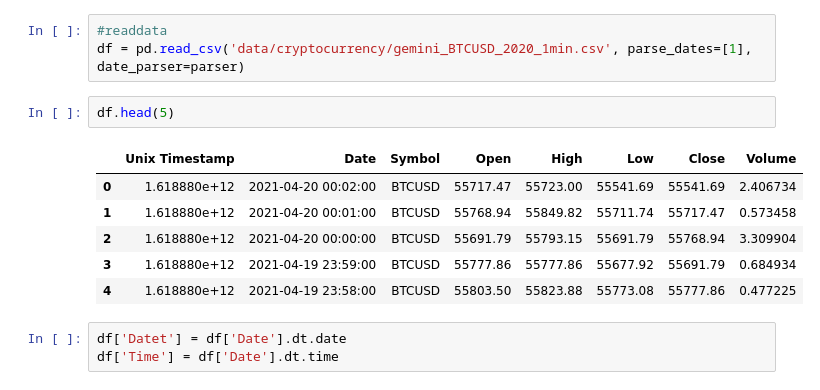
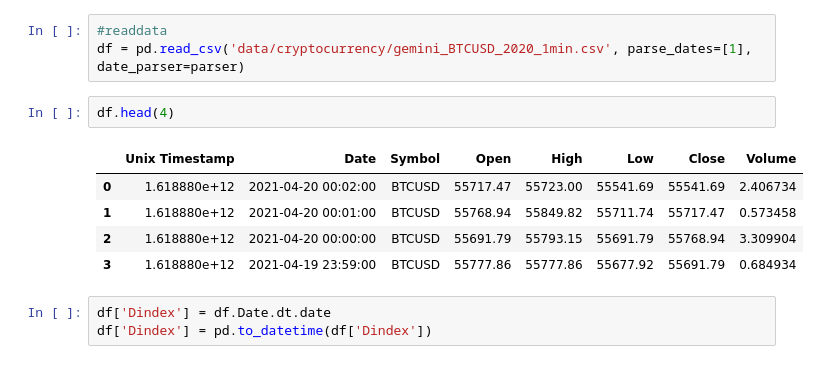
Before and after one commit to shlok-py/Timeseries-Analysis, a Jupyter notebook: ARMA.ipynb, the cells around one changed output. Saved outputs shown, nothing was run; the diff lists cells and outputs as text.

```diff
--- a/ARMA.ipynb
+++ b/ARMA.ipynb
@@ -16,14 +18,13 @@ def parser(s):
 #readdata
 df = pd.read_csv('data/cryptocurrency/gemini_BTCUSD_2020_1min.csv', parse_dates=[1], date_parser=parser)
 # %%
-df.head(5)
+df.head(4)
 # %% [output]
 |  | Unix Timestamp | Date | Symbol | Open | High | Low | Close | Volume |
 | 0 | 1.618880e+12 | 2021-04-20 00:02:00 | BTCUSD | 55717.47 | 55723.00 | 55541.69 | 55541.69 | 2.406734 |
 | 1 | 1.618880e+12 | 2021-04-20 00:01:00 | BTCUSD | 55768.94 | 55849.82 | 55711.74 | 55717.47 | 0.573458 |
 | 2 | 1.618880e+12 | 2021-04-20 00:00:00 | BTCUSD | 55691.79 | 55793.15 | 55691.79 | 55768.94 | 3.309904 |
 | 3 | 1.618880e+12 | 2021-04-19 23:59:00 | BTCUSD | 55777.86 | 55777.86 | 55677.92 | 55691.79 | 0.684934 |
-| 4 | 1.618880e+12 | 2021-04-19 23:58:00 | BTCUSD | 55803.50 | 55823.88 | 55773.08 | 55777.86 | 0.477225 |
 # %%
-df['Datet'] = df['Date'].dt.date
-df['Time'] = df['Date'].dt.time
+df['Dindex'] = df.Date.dt.date
+df['Dindex'] = pd.to_datetime(df['Dindex'])
```
Also changed, not shown: parts of 25 cells of this notebook.
